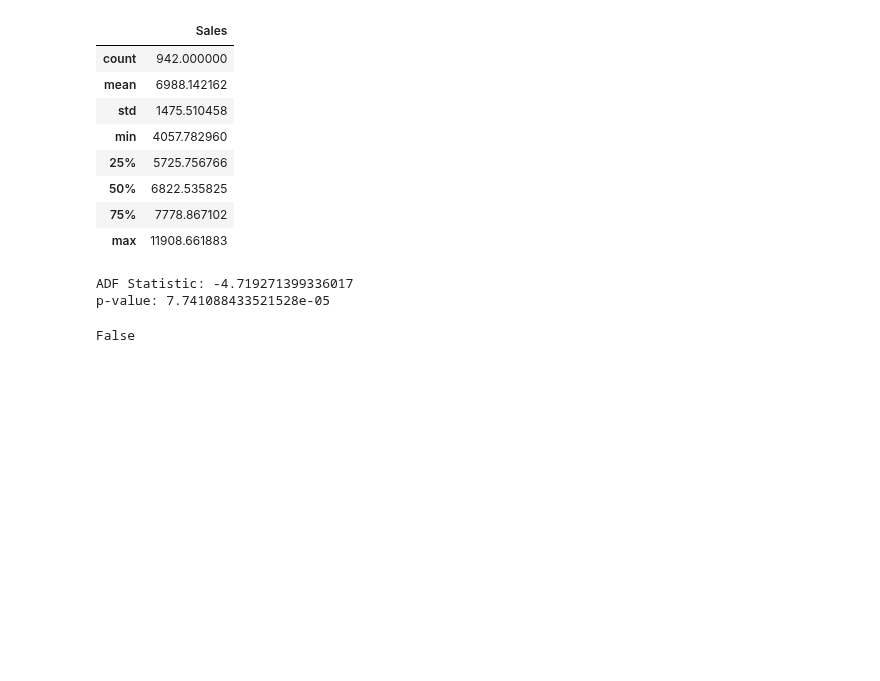
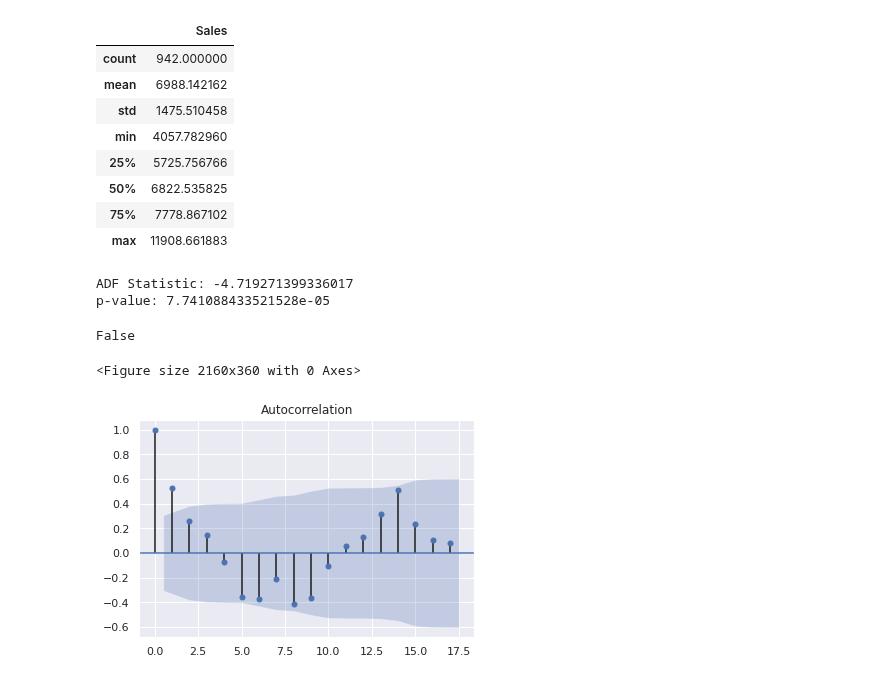
Before and after one commit to nebasam/Forecasting-Sales, a Jupyter notebook: notebooks/rossman_time_analysis.ipynb, the cells around one changed output. Cells and saved outputs as stored; diff of their text form; code cells hidden in the pictures; blank space fills up the shorter version.

Commit message:
plots correlation

```diff
--- a/notebooks/rossman_time_analysis.ipynb
+++ b/notebooks/rossman_time_analysis.ipynb
@@ -184,0 +193,16 @@ False
+# %%
+def corrPlots(array: np.array, is_partial=False):
+    plt.figure(figsize=(30, 5))
+    if (not is_partial):
+        plot_acf(array)
+    else:
+        plot_pacf(array)
+    plt.show()
+# %%
+
+acfSalesScaled = acf(df_train_agg["Sales"].values, fft=True, nlags=40)
+acfSalesScaledNp = np.array(acfSalesScaled)
+corrPlots(acfSalesScaledNp)
+# %% [output]
+<Figure size 2160x360 with 0 Axes>
+[figure, added]
```
Also changed, not shown: parts of 1 cell of this notebook.
